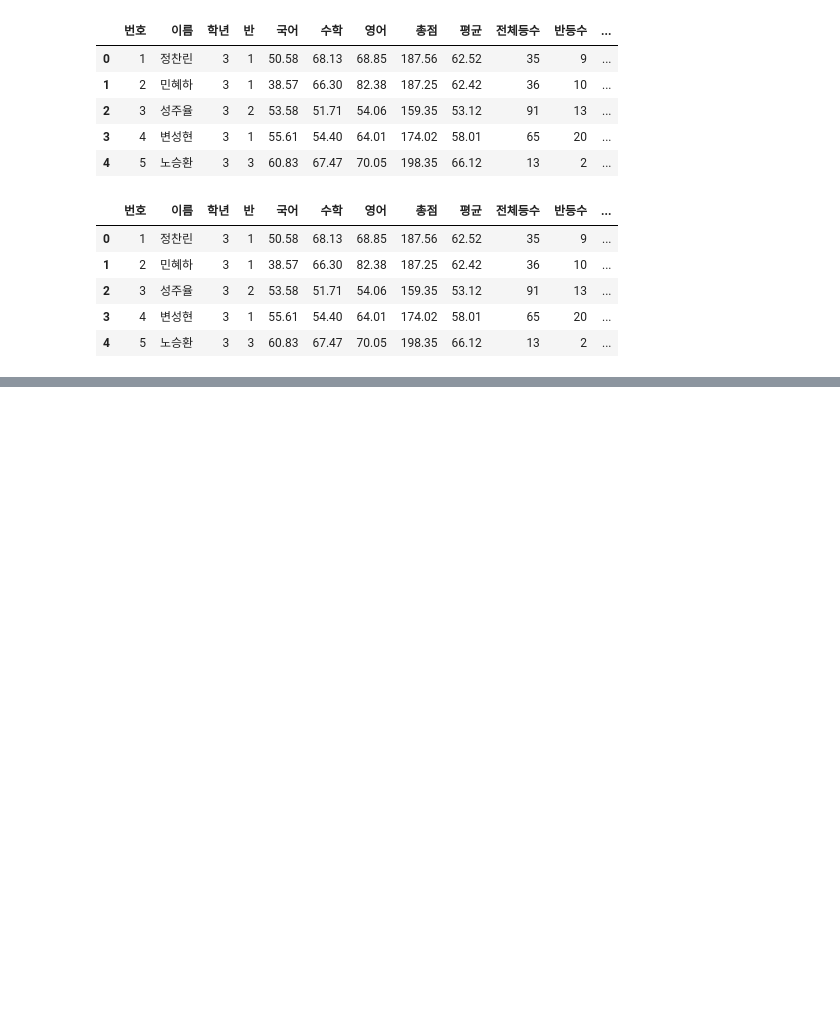
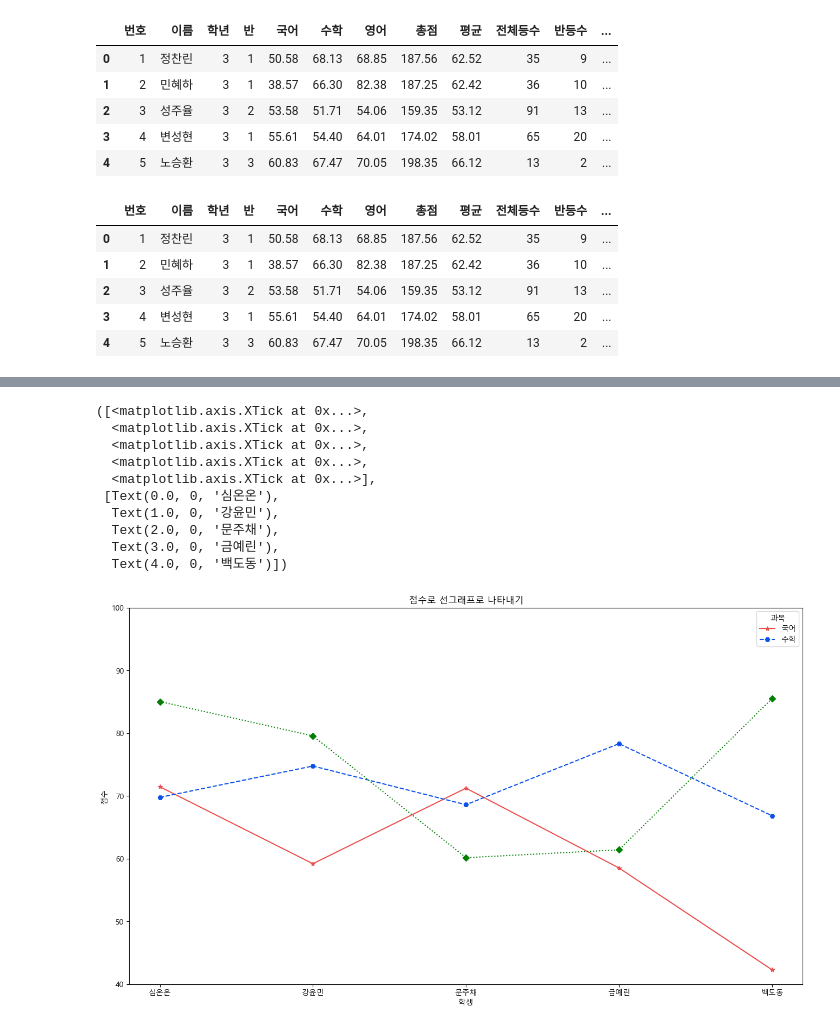
Before and after one commit to JongJin-Choi/python_aice, a Jupyter notebook: score_test.ipynb, the cells around one changed output, grey strips where cells are left out. Cells and saved outputs as stored; diff of their text form; code cells hidden in the pictures; blank space fills up the shorter version.

```diff
--- a/score_test.ipynb
+++ b/score_test.ipynb
@@ -297,0 +452,5 @@ df.head()
+# %%
+# 1반의 총점순 상위 5명의 국어,영어,수학 점수를 갖는 데이터 프레임 가져오기
+cond = df['반'] == 1 # 1반을 필터링 하는 조건을 저장
+df_class1 = df[cond].sort_values('총점',ascending=False).head()[['이름','국어','수학','영어','평균']]
+df_class1
@@ -297,0 +489,37 @@ df.head()
+# %%
+plt.figure(figsize=(16,9))
+
+#캔바스에 여러개의 선그래프 그리기
+#그래프 스타일 주기
+#ls : line style (solid, dash, dash-dot, dot)
+#marker : 상단 마크다운 표
+# color : 색상주기
+plt.plot(df_class1['이름'],df_class1['국어'],label='국어',ls='-', marker='*', color="#eb4e4e")
+plt.plot(df_class1['이름'],df_class1['수학'],label='수학',ls='--', marker='H', color="#0b52eb")
+#plt.plot(df_class1['이름'],df_class1['영어'],label='영어',ls='-.', marker='D', color="#08b4f8")
+
+# style 한번에 주기, color, 선스타일, 마커 순으로 주기
+plt.plot(df_class1['이름'],df_class1['영어'],'gD:')
+
+
+
+
+plt.title('점수로 선그래프로 나타내기')
+
+plt.xlabel('학생')
+plt.ylabel('점수')
+plt.ylim(40,100)
+plt.legend(title='과목') # 범주를 표시함
+plt.xticks(df_class1['이름'])
+# %% [output]
+([<matplotlib.axis.XTick at 0x...>,
+  <matplotlib.axis.XTick at 0x...>,
+  <matplotlib.axis.XTick at 0x...>,
+  <matplotlib.axis.XTick at 0x...>,
+  <matplotlib.axis.XTick at 0x...>],
+ [Text(0.0, 0, '심온온'),
+  Text(1.0, 0, '강윤민'),
+  Text(2.0, 0, '문주채'),
+  Text(3.0, 0, '금예린'),
+  Text(4.0, 0, '백도동')])
+[figure, added]
```
Also changed, not shown: parts of 13 cells of this notebook.
